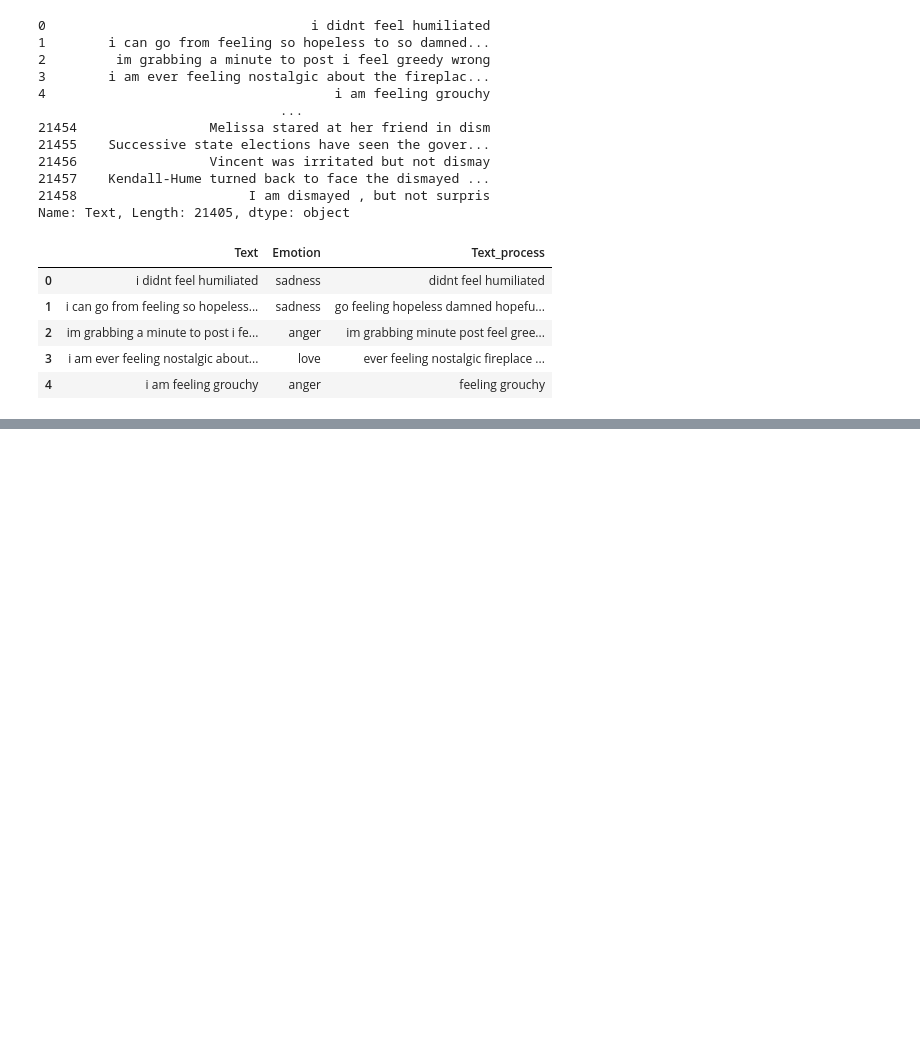
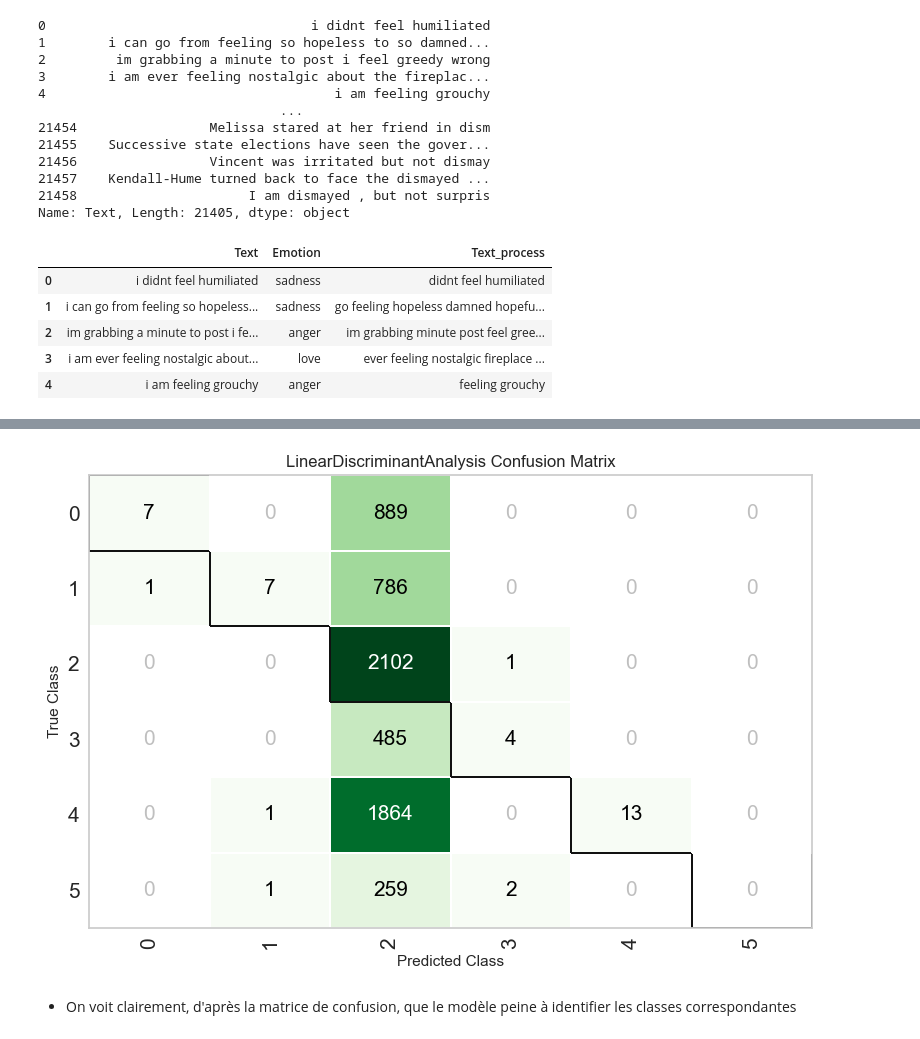
Before and after one commit to Aimen-prog/ml-in-the-clouds, a Jupyter notebook: sentiment_analysis.ipynb, the cells around one changed output, grey strips where cells are left out. Cells and saved outputs as stored; diff of their text form; code cells hidden in the pictures; blank space fills up the shorter version.

```diff
--- a/sentiment_analysis.ipynb
+++ b/sentiment_analysis.ipynb
@@ -272,0 +343,4 @@ df_test.drop(columns =['tweet_id', 'author'], axis = 1, inplace = True)
+# %%
+# Matrice de confusion
+plot_model(best, plot = 'confusion_matrix')
+# %% [output]
@@ -272,0 +348,3 @@ df_test.drop(columns =['tweet_id', 'author'], axis = 1, inplace = True)
+[figure, added]
+# %% [markdown]
+- On voit clairement, d'après la matrice de confusion, que le modèle peine à identifier les classes correspondantes
```
Also changed, not shown: parts of 34 cells of this notebook.
